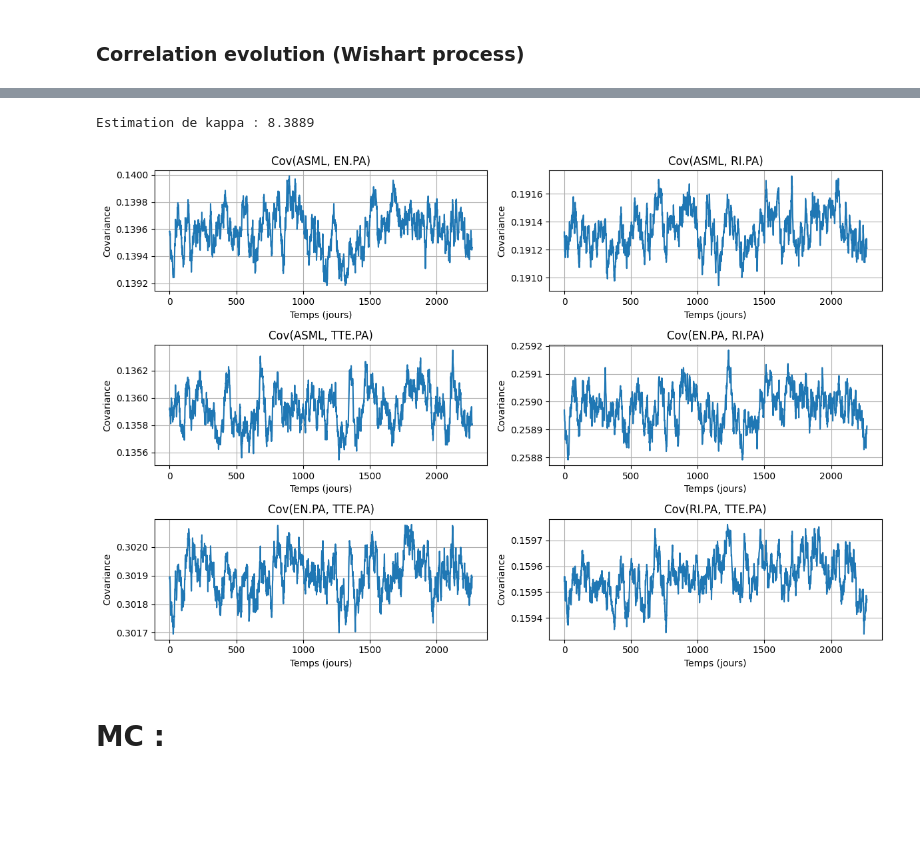
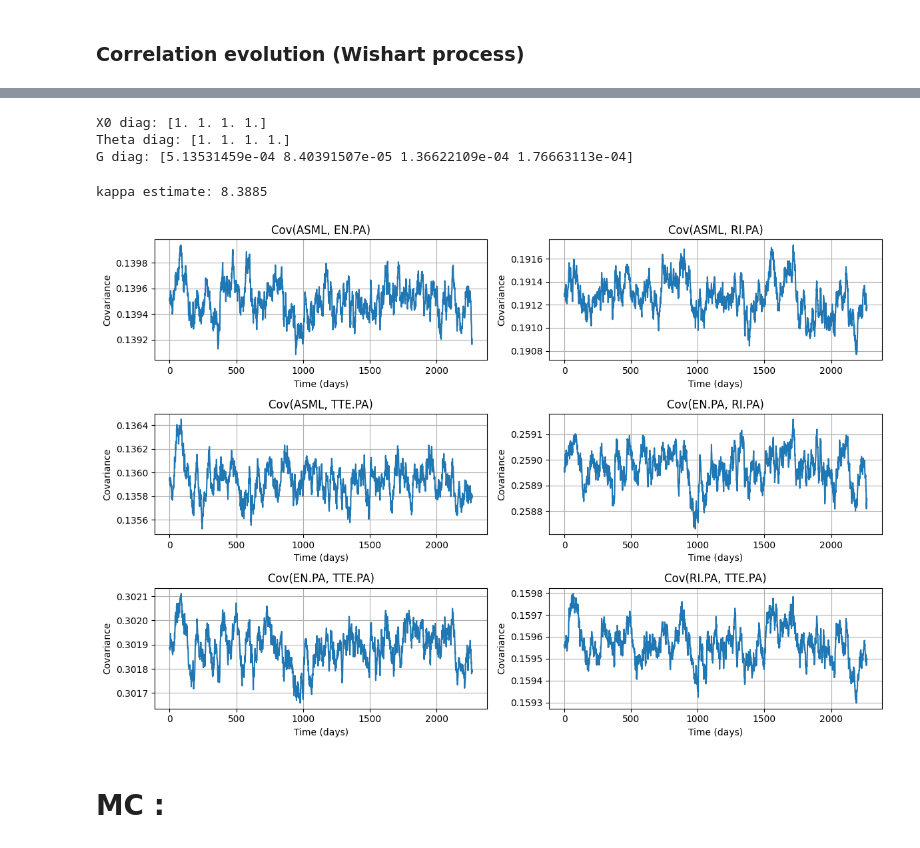
Before and after one commit to Pocame/Financial-Engineering-KEIO, a Jupyter notebook: code.ipynb, the cells around one changed output, grey strips where cells are left out. Saved outputs shown, nothing was run; the diff lists cells and outputs as text; code cells hidden in the pictures; blank space fills up the shorter version.

```diff
--- a/code.ipynb
+++ b/code.ipynb
@@ -385,7 +407,7 @@ The currency is EUR€ so we use the overnight risk-free rate €STR, which is t
 
 ⚠️ : see if we need P or Q meusure !
 # %%
-mu = 0.01922
+mu = 0.02
 # %% [markdown]
 ### Normality test :
 # %%
@@ -579,42 +595,44 @@ def estimate_kappa(cov_matrices, dt):
 # %%
 def simulate_wishart_process(X0, Theta, kappa, G, dt, N_steps):
     """
-    Simule un processus de Wishart discret.
+    Simulates a discrete Wishart process.
 
     Args:
-        X0 (np.ndarray): matrice initiale (d x d symétrique définie positive)
-        Theta (np.ndarray): matrice moyenne à long terme (d x d)
-        kappa (float): vitesse de retour à la moyenne
-        G (np.ndarray): matrice de volatilité (d x d)
-        dt (float): pas de temps
-        N_steps (int): nombre d'itérations
+        X0 (np.ndarray): initial matrix (d x d symmetric positive definite)
+        Theta (np.ndarray): long-term mean matrix (d x d)
+        kappa (float): mean reversion speed
+        G (np.ndarray): volatility matrix (d x d)
+        dt (float): time step
+        N_steps (int): number of iterations
 
     Returns:
-        X_paths (np.ndarray): trajectoires du processus (N_steps+1, d, d)
+        X_paths (np.ndarray): process trajectories of shape (N_steps+1, d, d)
     """
+
+
     d = X0.shape[0]
     X = X0.copy()
     X_paths = np.zeros((N_steps + 1, d, d))
     X_paths[0] = X0
 
     for t in range(1, N_steps + 1):
-        # Bruit Brownien matriciel dW
+        # Matrix Brownian noise dW
         dW = np.random.normal(0, np.sqrt(dt), size=(d, d))
 
-        # Termes de diffusion
-        sqrt_X = np.linalg.cholesky(X)  # Cholesky pour sqrt positive définie
+        # Diffusion terms
+        sqrt_X = np.linalg.cholesky(X)  # Cholesky for positive definite square root
         diffusion = sqrt_X @ dW @ G + G.T @ dW.T @ sqrt_X
 
-        # Terme déterministe de drift
+        # Deterministic drift term
         drift = kappa * (Theta - X) * dt
 
-        # Mise à jour discrète
+        # Discrete update
         X = X + drift + diffusion
 
-        # On s’assure que X reste symétrique
+        # Ensure X remains symmetric
         X = (X + X.T) / 2
 
-        # Petite correction si pas définie positive (projection par valeurs propres)
+        # Small correction if not positive definite (projection via eigenvalues)
         eigvals, eigvecs = np.linalg.eigh(X)
         eigvals_clipped = np.clip(eigvals, 1e-8, None)
         X = eigvecs @ np.diag(eigvals_clipped) @ eigvecs.T
@@ -622,37 +640,45 @@ def simulate_wishart_process(X0, Theta, kappa, G, dt, N_steps):
         X_paths[t] = X
 
     return X_paths
+# %%
+print("X0 diag:", np.diag(inital_corr))
+print("Theta diag:", np.diag(inital_corr))
+print("G diag:", np.diag(vol_cov_entries))
+# %% [output]
+X0 diag: [1. 1. 1. 1.]
+Theta diag: [1. 1. 1. 1.]
+G diag: [5.13531459e-04 8.40391507e-05 1.36622109e-04 1.76663113e-04]
 # %%
 d = 4  # number of assets
 
 dt = 1/252
 N_steps = 2268
 
 kappa = estimate_kappa(cov_matrices, dt)
-print(f"Estimation de kappa : {kappa:.4f}")
+print(f"kappa estimate: {kappa:.4f}")
 
 X_paths = simulate_wishart_process(inital_corr, inital_corr, kappa, vol_cov_entries, dt, N_steps)
 asset_names = correlation_matrix.columns.tolist()
 
 d = len(asset_names)
 fig, axs = plt.subplots(nrows=3, ncols=2, figsize=(12, 8))
 axs = axs.flatten()
 
 plot_idx = 0
 for i in range(d):
     for j in range(i + 1, d):
         axs[plot_idx].plot(X_paths[:, i, j])
         axs[plot_idx].set_title(f"Cov({asset_names[i]}, {asset_names[j]})")
-        axs[plot_idx].set_xlabel("Temps (jours)")
+        axs[plot_idx].set_xlabel("Time (days)")
         axs[plot_idx].set_ylabel("Covariance")
         axs[plot_idx].grid(True)
         plot_idx += 1
 
 plt.tight_layout()
 plt.show()
 # %% [output]
-Estimation de kappa : 8.3889
+kappa estimate: 8.3885
-[figure, old version]
+[figure, new version]
 # %% [markdown]
 # MC :
 # %%
```
Also changed, not shown: parts of 44 cells of this notebook.
